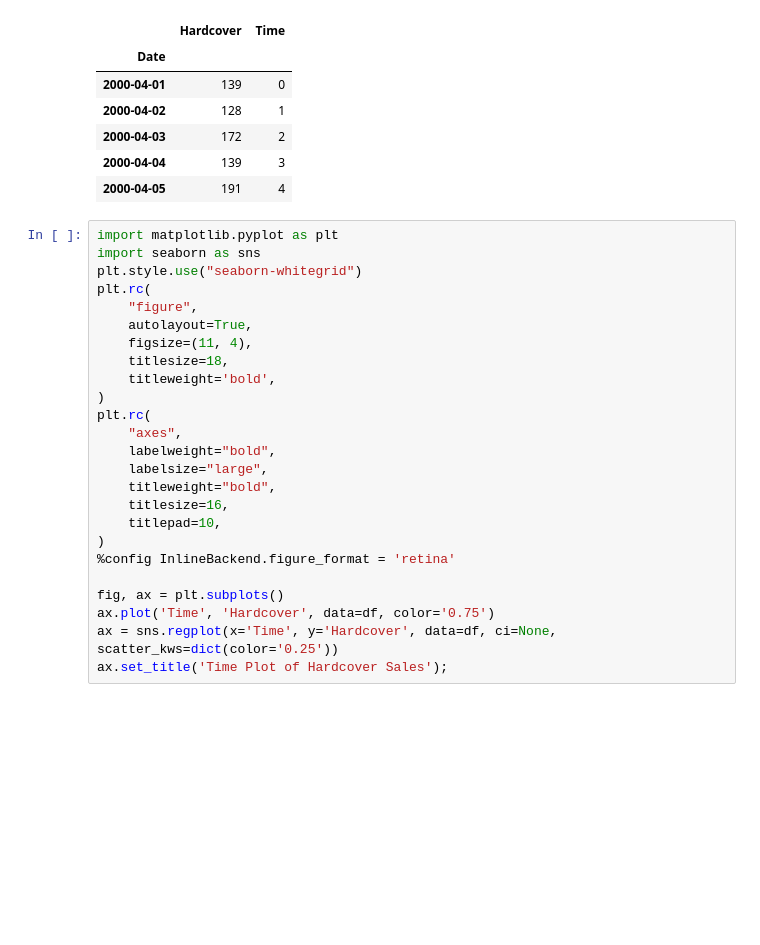
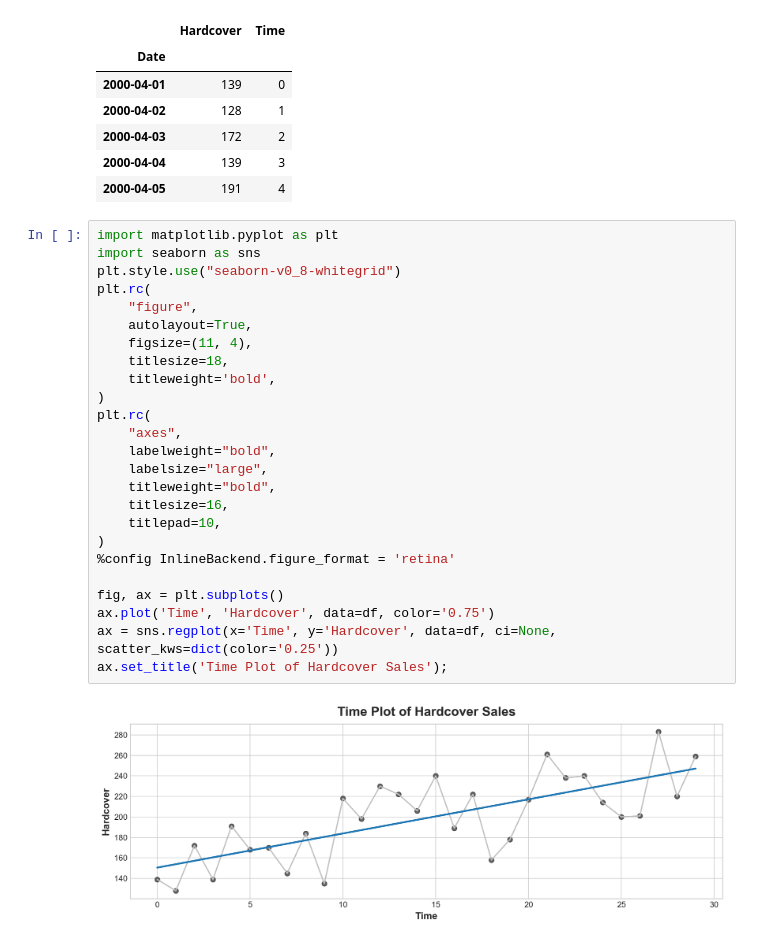
Before and after one commit to rishabhpatel9/Self-Study, a Jupyter notebook: Time Series/Tutorial 1.ipynb, the cells around one changed output. Drawn from its saved outputs; the diff is of its cells as text; blank space fills up the shorter version.

```diff
--- a/Time Series/Tutorial 1.ipynb
+++ b/Time Series/Tutorial 1.ipynb
@@ -33,25 +33,27 @@ df.head()
 # %%
 import matplotlib.pyplot as plt
 import seaborn as sns
-plt.style.use("seaborn-whitegrid")
+plt.style.use("seaborn-v0_8-whitegrid")
 plt.rc(
     "figure",
     autolayout=True,
     figsize=(11, 4),
     titlesize=18,
     titleweight='bold',
 )
 plt.rc(
     "axes",
     labelweight="bold",
     labelsize="large",
     titleweight="bold",
     titlesize=16,
     titlepad=10,
 )
 %config InlineBackend.figure_format = 'retina'
 
 fig, ax = plt.subplots()
 ax.plot('Time', 'Hardcover', data=df, color='0.75')
 ax = sns.regplot(x='Time', y='Hardcover', data=df, ci=None, scatter_kws=dict(color='0.25'))
 ax.set_title('Time Plot of Hardcover Sales');
+# %% [output]
+[figure, added]
```
